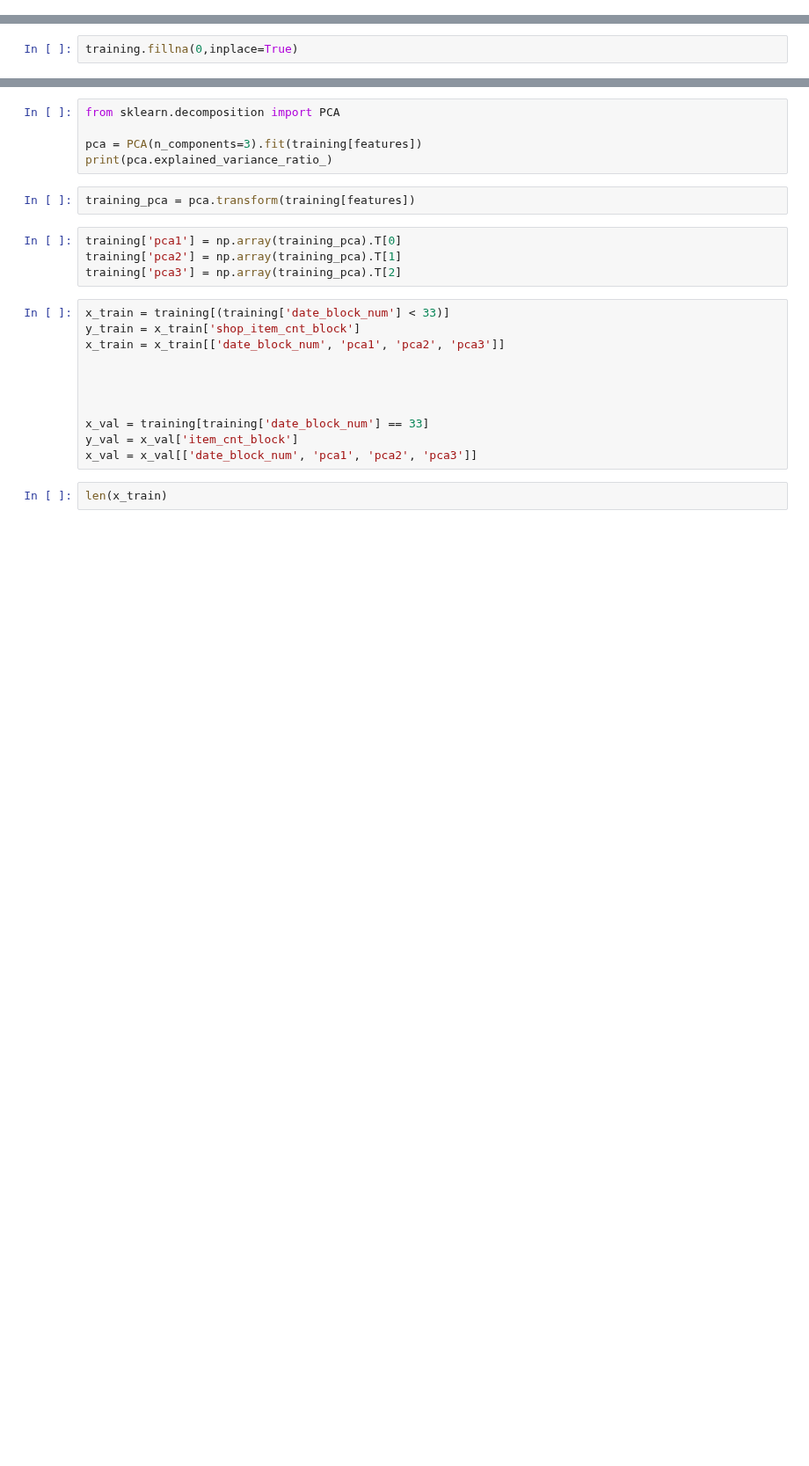
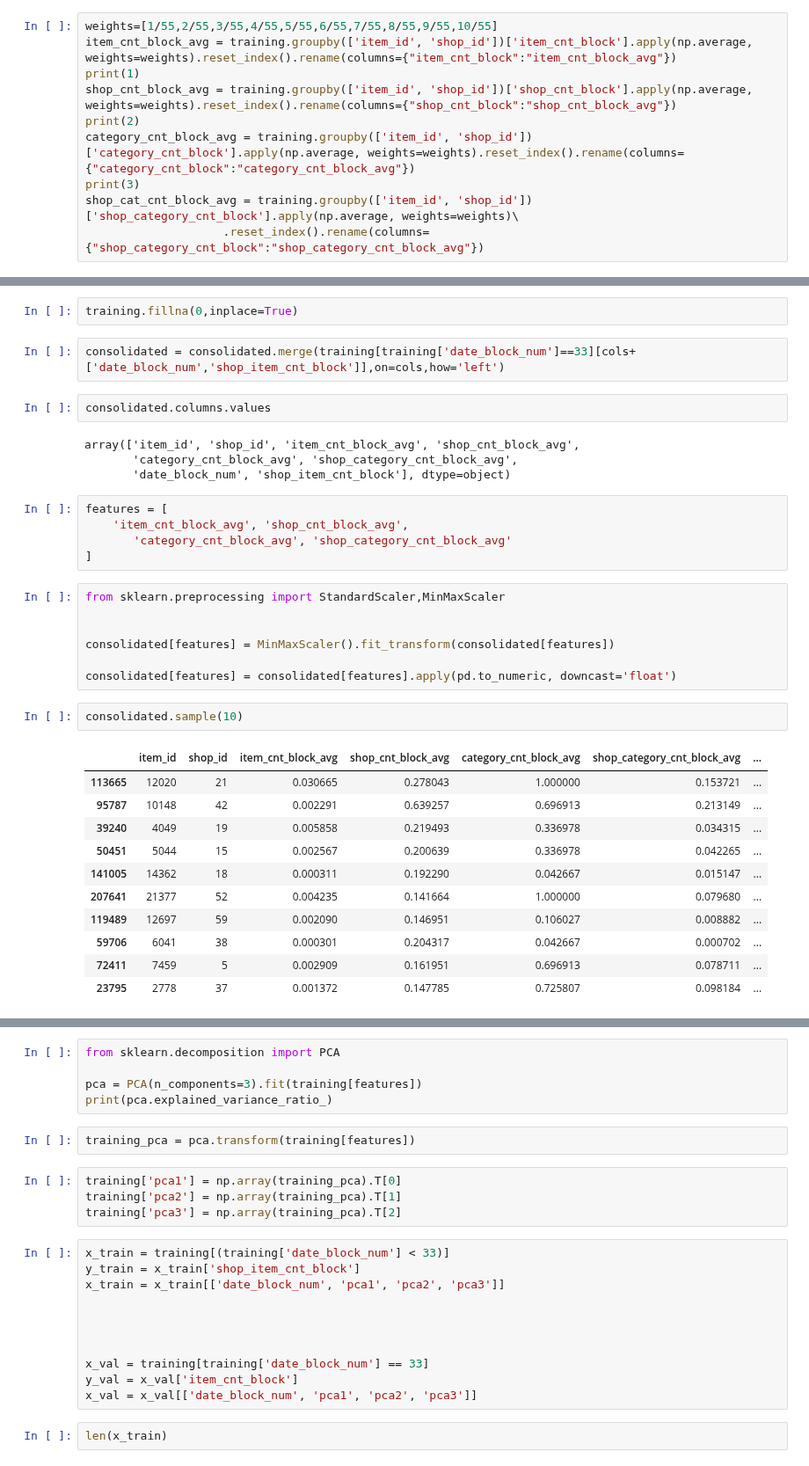
Before and after one commit to stehem/kaggle, a Jupyter notebook: coursera_aml_cds/project_1-lrv2.ipynb, the cells around one changed output, grey strips where cells are left out. Shown at 88% size. Cells and saved outputs as stored; diff of their text form; blank space fills up the shorter version.

```diff
--- a/coursera_aml_cds/project_1-lrv2.ipynb
+++ b/coursera_aml_cds/project_1-lrv2.ipynb
@@ -168,0 +175,10 @@ for in_fold_index, out_of_fold_index in folds:
+# %%
+weights=[1/55,2/55,3/55,4/55,5/55,6/55,7/55,8/55,9/55,10/55]
+item_cnt_block_avg = training.groupby(['item_id', 'shop_id'])['item_cnt_block'].apply(np.average, weights=weights).reset_index().rename(columns={"item_cnt_block":"item_cnt_block_avg"})
+print(1)
+shop_cnt_block_avg = training.groupby(['item_id', 'shop_id'])['shop_cnt_block'].apply(np.average, weights=weights).reset_index().rename(columns={"shop_cnt_block":"shop_cnt_block_avg"})
+print(2)
+category_cnt_block_avg = training.groupby(['item_id', 'shop_id'])['category_cnt_block'].apply(np.average, weights=weights).reset_index().rename(columns={"category_cnt_block":"category_cnt_block_avg"})
+print(3)
+shop_cat_cnt_block_avg = training.groupby(['item_id', 'shop_id'])['shop_category_cnt_block'].apply(np.average, weights=weights)\
+                    .reset_index().rename(columns={"shop_category_cnt_block":"shop_category_cnt_block_avg"})
@@ -169,5 +204,39 @@ for in_fold_index, out_of_fold_index in folds:
 # %%
 training.fillna(0,inplace=True)
+# %%
+consolidated = consolidated.merge(training[training['date_block_num']==33][cols+['date_block_num','shop_item_cnt_block']],on=cols,how='left')
+# %%
+consolidated.columns.values
+# %% [output]
+array(['item_id', 'shop_id', 'item_cnt_block_avg', 'shop_cnt_block_avg',
+       'category_cnt_block_avg', 'shop_category_cnt_block_avg',
+       'date_block_num', 'shop_item_cnt_block'], dtype=object)
+# %%
+features = [
+    'item_cnt_block_avg', 'shop_cnt_block_avg',
+       'category_cnt_block_avg', 'shop_category_cnt_block_avg'
+]
+# %%
+from sklearn.preprocessing import StandardScaler,MinMaxScaler
+
+
+consolidated[features] = MinMaxScaler().fit_transform(consolidated[features])
+
+consolidated[features] = consolidated[features].apply(pd.to_numeric, downcast='float')
+# %%
+consolidated.sample(10)
+# %% [output]
+|  | item_id | shop_id | item_cnt_block_avg | shop_cnt_block_avg | category_cnt_block_avg | shop_category_cnt_block_avg | ... |
+| 113665 | 12020 | 21 | 0.030665 | 0.278043 | 1.000000 | 0.153721 | ... |
+| 95787 | 10148 | 42 | 0.002291 | 0.639257 | 0.696913 | 0.213149 | ... |
+| 39240 | 4049 | 19 | 0.005858 | 0.219493 | 0.336978 | 0.034315 | ... |
+| 50451 | 5044 | 15 | 0.002567 | 0.200639 | 0.336978 | 0.042265 | ... |
+| 141005 | 14362 | 18 | 0.000311 | 0.192290 | 0.042667 | 0.015147 | ... |
+| 207641 | 21377 | 52 | 0.004235 | 0.141664 | 1.000000 | 0.079680 | ... |
+| 119489 | 12697 | 59 | 0.002090 | 0.146951 | 0.106027 | 0.008882 | ... |
+| 59706 | 6041 | 38 | 0.000301 | 0.204317 | 0.042667 | 0.000702 | ... |
+| 72411 | 7459 | 5 | 0.002909 | 0.161951 | 0.696913 | 0.078711 | ... |
+| 23795 | 2778 | 37 | 0.001372 | 0.147785 | 0.725807 | 0.098184 | ... |
 # %%
 
 pd.set_option('display.max_columns', None)
```
Also changed, not shown: parts of 30 cells of this notebook.
